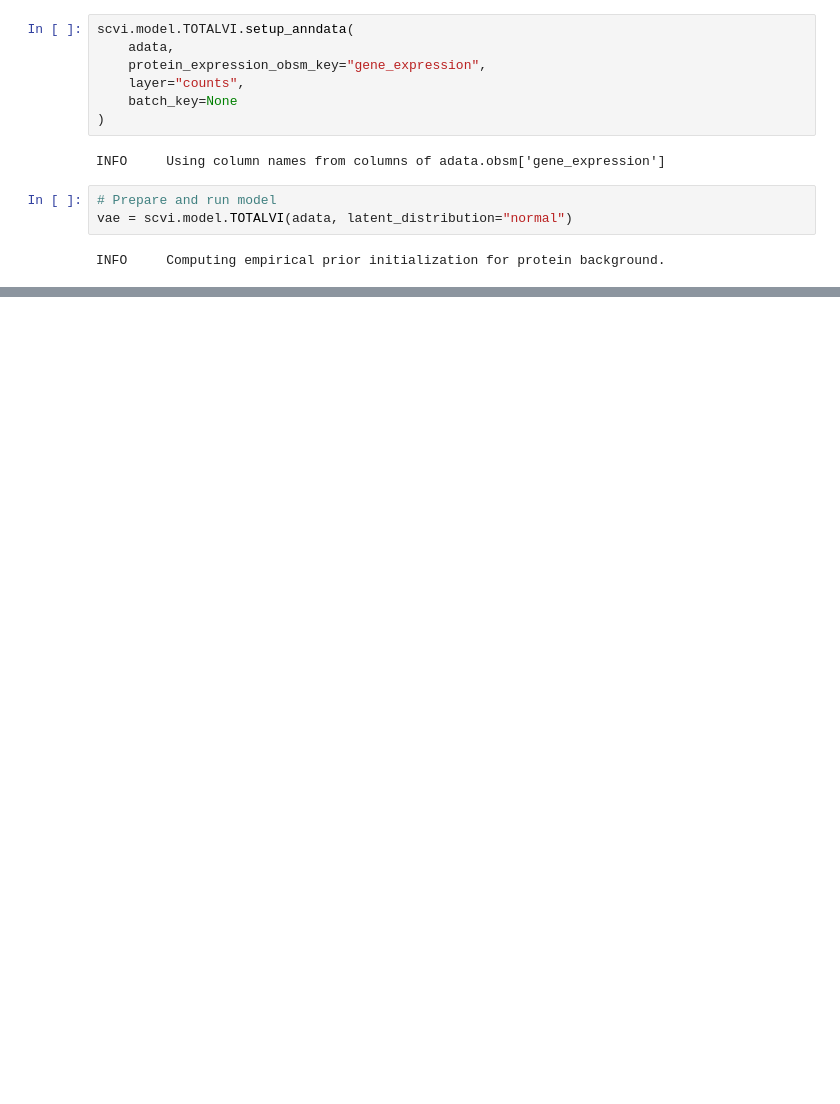
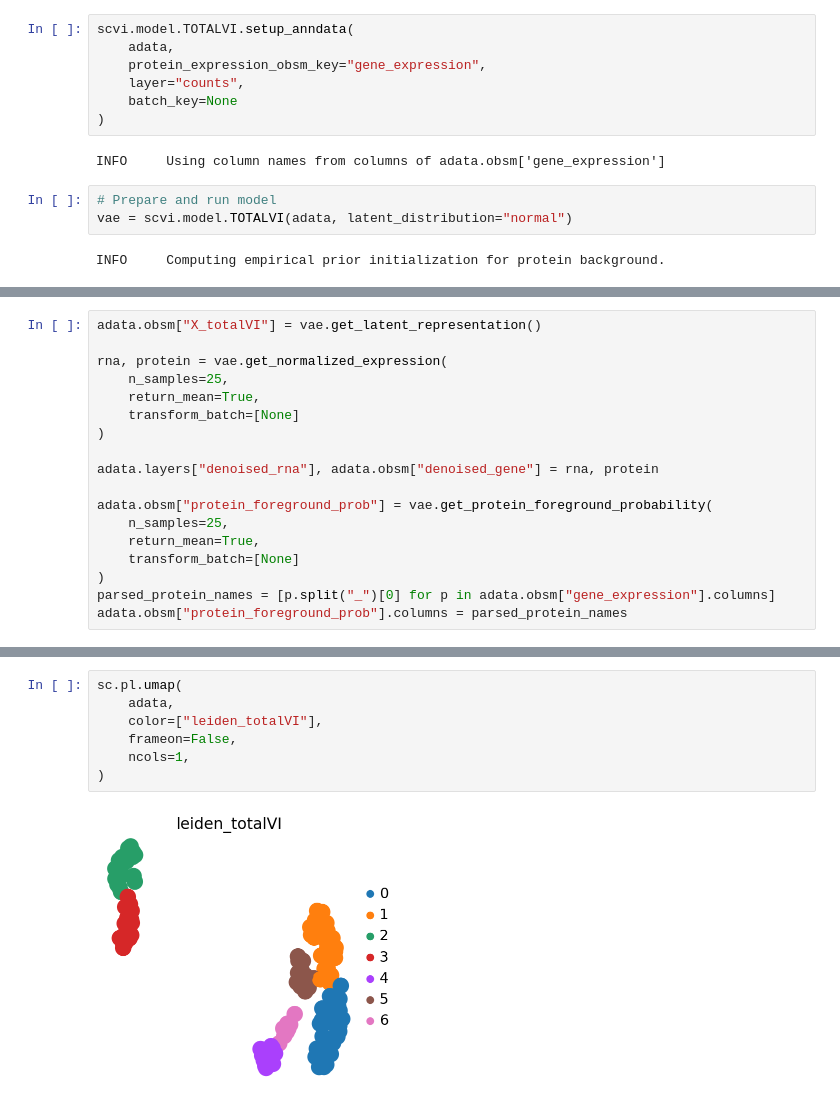
Before and after one commit to lincolnwu/scvi_practice, a Jupyter notebook: murine_scvi.ipynb, the cells around one changed output, grey strips where cells are left out. Saved outputs shown, nothing was run; the diff lists cells and outputs as text; blank space fills up the shorter version.

```diff
--- a/murine_scvi.ipynb
+++ b/murine_scvi.ipynb
@@ -230,0 +266,18 @@ tensor([[1.4013e-45, 2.8026e-45, 0.0000e+00,  ..., 0.0000e+00, 0.0000e+00,
+# %%
+adata.obsm["X_totalVI"] = vae.get_latent_representation()
+
+rna, protein = vae.get_normalized_expression(
+    n_samples=25,
+    return_mean=True,
+    transform_batch=[None]
+)
+
+adata.layers["denoised_rna"], adata.obsm["denoised_gene"] = rna, protein
+
+adata.obsm["protein_foreground_prob"] = vae.get_protein_foreground_probability(
+    n_samples=25,
+    return_mean=True,
+    transform_batch=[None]
+)
+parsed_protein_names = [p.split("_")[0] for p in adata.obsm["gene_expression"].columns]
+adata.obsm["protein_foreground_prob"].columns = parsed_protein_names
@@ -230,0 +299,9 @@ tensor([[1.4013e-45, 2.8026e-45, 0.0000e+00,  ..., 0.0000e+00, 0.0000e+00,
+# %%
+sc.pl.umap(
+    adata,
+    color=["leiden_totalVI"],
+    frameon=False,
+    ncols=1,
+)
+# %% [output]
+[figure, added]
```
Also changed, not shown: parts of 13 cells of this notebook.
